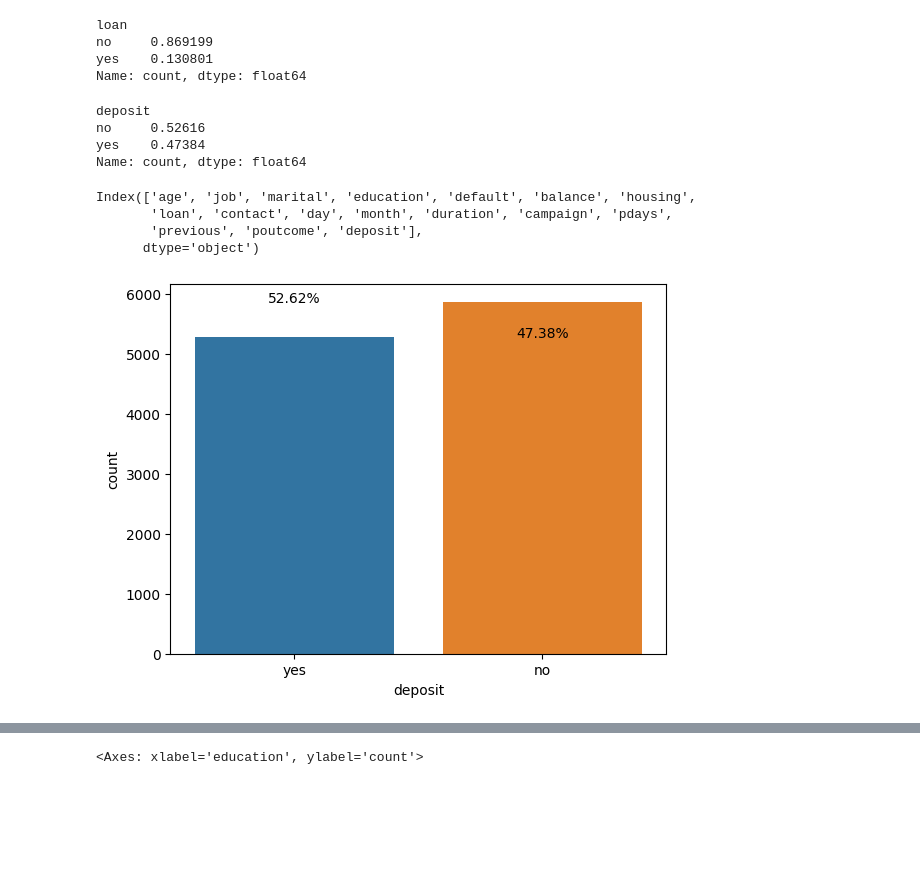
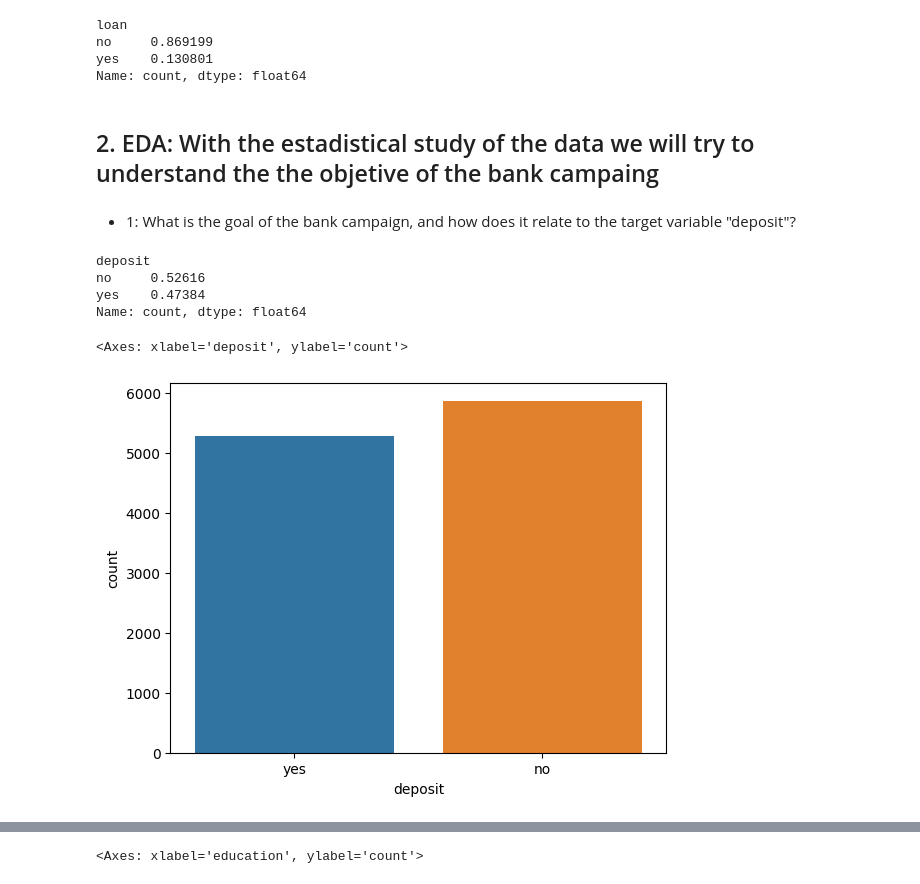
Before and after one commit to Natanael20098/Bank_project-Coderhouse, a Jupyter notebook: Banking_dataset.ipynb, the cells around one changed output, grey strips where cells are left out. Cells and saved outputs as stored; diff of their text form; code cells hidden in the pictures; blank space fills up the shorter version.

```diff
--- a/Banking_dataset.ipynb
+++ b/Banking_dataset.ipynb
@@ -189,26 +201,17 @@ loan
 no     0.869199
 yes    0.130801
 Name: count, dtype: float64
+# %% [markdown]
+## 2. EDA: With the estadistical study of the data we will try to understand the the objetive of the bank campaing
+# %% [markdown]
+* 1: What is the goal of the bank campaign, and how does it relate to the target variable "deposit"?
 # %%
-df['deposit'].value_counts()/df.shape[0]
+print(df['deposit'].value_counts()/df.shape[0])
+sns.countplot(x='deposit', data=df)
 # %% [output]
 deposit
 no     0.52616
 yes    0.47384
 Name: count, dtype: float64
+<Axes: xlabel='deposit', ylabel='count'>
+[figure, added]
-# %%
-df.columns
-# %% [output]
-Index(['age', 'job', 'marital', 'education', 'default', 'balance', 'housing',
-       'loan', 'contact', 'day', 'month', 'duration', 'campaign', 'pdays',
-       'previous', 'poutcome', 'deposit'],
-      dtype='object')
-# %%
-# Visualize the distribution of the target variable
-target_counts = df['deposit'].value_counts()
-sns.countplot(data=df, x='deposit')
-for i, count in enumerate(target_counts):
-    plt.text(i, count, f"{count/df.shape[0]*100:.2f}%", ha='center')
-plt.show()
-# %% [output]
-[figure, removed]
```
Also changed, not shown: parts of 9 cells of this notebook, 1 other file.
